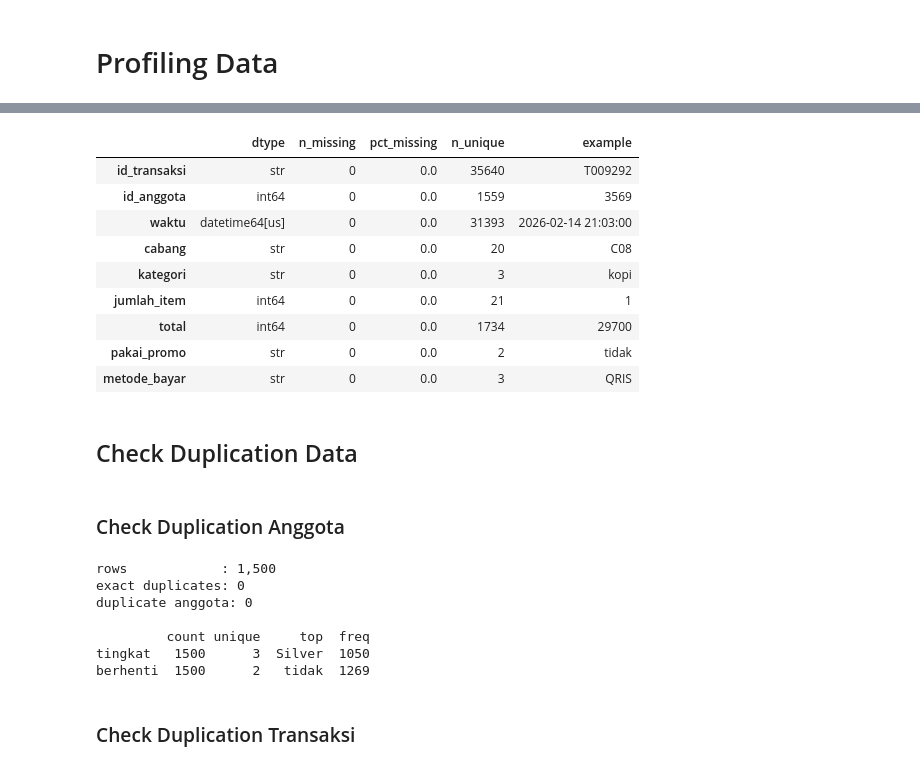
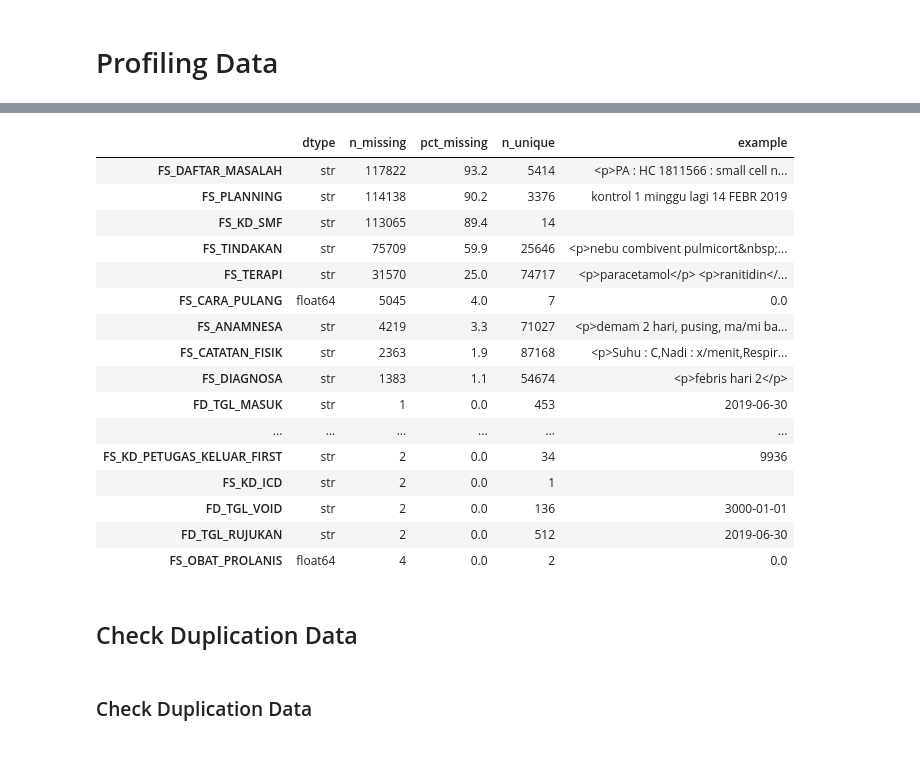
Before and after one commit to syha-studio/data-science-project-mmi-team-1, a Jupyter notebook: project.ipynb, the cells around one changed output, grey strips where cells are left out. Saved outputs shown, nothing was run; the diff lists cells and outputs as text; code cells hidden in the pictures.

```diff
--- a/project.ipynb
+++ b/project.ipynb
@@ -77,0 +49,7 @@ metode_bayar               str
+# %%
+medis_jalan = pd.read_csv(
+    DATA / "medis_jalan.csv"
+)
+print("shape:", medis_jalan.shape)
+print(medis_jalan.dtypes.to_string())
+medis_jalan.head(3)
@@ -105,33 +113,24 @@ profile(raw_anggota)
 # %%
-profile(raw_transaksi)
+profile(medis_jalan)
 # %% [output]
 |  | dtype | n_missing | pct_missing | n_unique | example |
-| id_transaksi | str | 0 | 0.0 | 35640 | T009292 |
-| id_anggota | int64 | 0 | 0.0 | 1559 | 3569 |
-| waktu | datetime64[us] | 0 | 0.0 | 31393 | 2026-02-14 21:03:00 |
-| cabang | str | 0 | 0.0 | 20 | C08 |
-| kategori | str | 0 | 0.0 | 3 | kopi |
-| jumlah_item | int64 | 0 | 0.0 | 21 | 1 |
-| total | int64 | 0 | 0.0 | 1734 | 29700 |
-| pakai_promo | str | 0 | 0.0 | 2 | tidak |
-| metode_bayar | str | 0 | 0.0 | 3 | QRIS |
+| FS_DAFTAR_MASALAH | str | 117822 | 93.2 | 5414 | <p>PA : HC 1811566 : small cell n... |
+| FS_PLANNING | str | 114138 | 90.2 | 3376 | kontrol 1 minggu lagi 14 FEBR 2019 |
+| FS_KD_SMF | str | 113065 | 89.4 | 14 |  |
+| FS_TINDAKAN | str | 75709 | 59.9 | 25646 | <p>nebu combivent pulmicort&nbsp;... |
+| FS_TERAPI | str | 31570 | 25.0 | 74717 | <p>paracetamol</p> <p>ranitidin</... |
+| FS_CARA_PULANG | float64 | 5045 | 4.0 | 7 | 0.0 |
+| FS_ANAMNESA | str | 4219 | 3.3 | 71027 | <p>demam 2 hari, pusing, ma/mi ba... |
+| FS_CATATAN_FISIK | str | 2363 | 1.9 | 87168 | <p>Suhu : C,Nadi : x/menit,Respir... |
+| FS_DIAGNOSA | str | 1383 | 1.1 | 54674 | <p>febris hari 2</p> |
+| FD_TGL_MASUK | str | 1 | 0.0 | 453 | 2019-06-30 |
+| ... | ... | ... | ... | ... | ... |
+| FS_KD_PETUGAS_KELUAR_FIRST | str | 2 | 0.0 | 34 | 9936 |
+| FS_KD_ICD | str | 2 | 0.0 | 1 |  |
+| FD_TGL_VOID | str | 2 | 0.0 | 136 | 3000-01-01 |
+| FD_TGL_RUJUKAN | str | 2 | 0.0 | 512 | 2019-06-30 |
+| FS_OBAT_PROLANIS | float64 | 4 | 0.0 | 2 | 0.0 |
 # %% [markdown]
 ## Check Duplication Data
 # %% [markdown]
-### Check Duplication Anggota
+### Check Duplication Data
-# %%
-print(f"rows            : {len(raw_anggota):,}")
-print(f"exact duplicates: {raw_anggota.duplicated().sum():,}")
-print(f"duplicate anggota: {raw_anggota.duplicated(subset='id_anggota').sum():,}")
-print()
-print(raw_anggota[["tingkat", "berhenti"]].describe().T)
-# %% [output]
-rows            : 1,500
-exact duplicates: 0
-duplicate anggota: 0
-
-         count unique     top  freq
-tingkat   1500      3  Silver  1050
-berhenti  1500      2   tidak  1269
-# %% [markdown]
-### Check Duplication Transaksi
```
Also changed, not shown: parts of 66 cells of this notebook.
